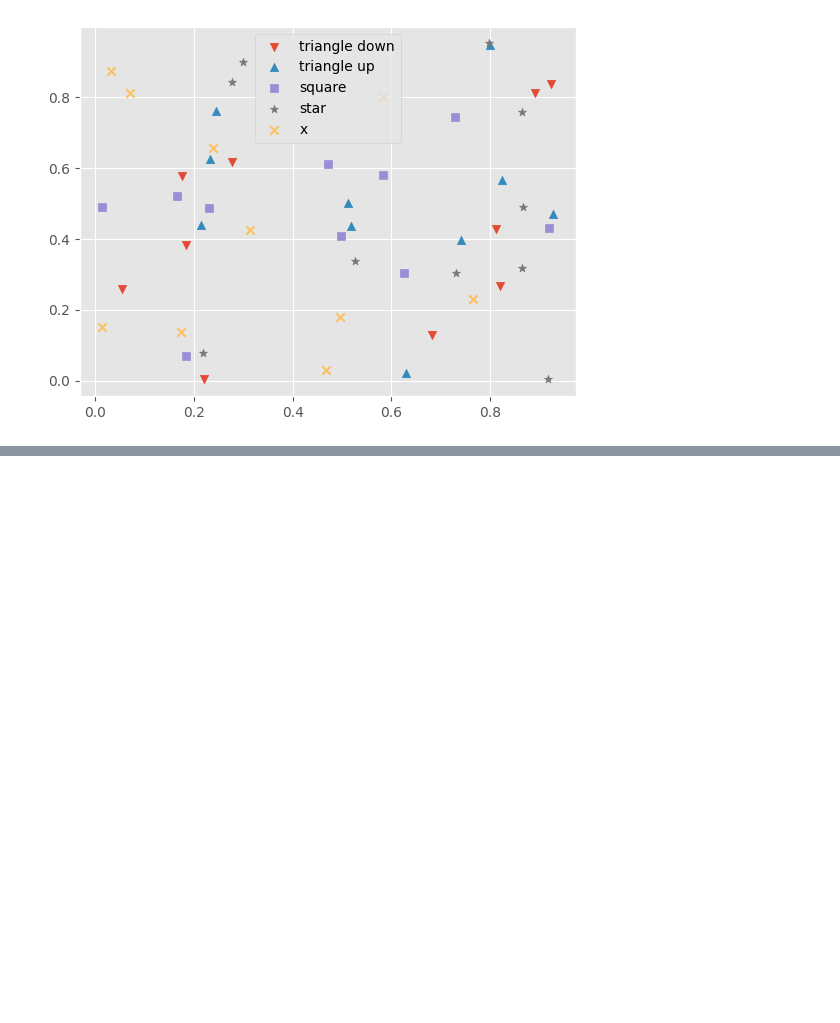
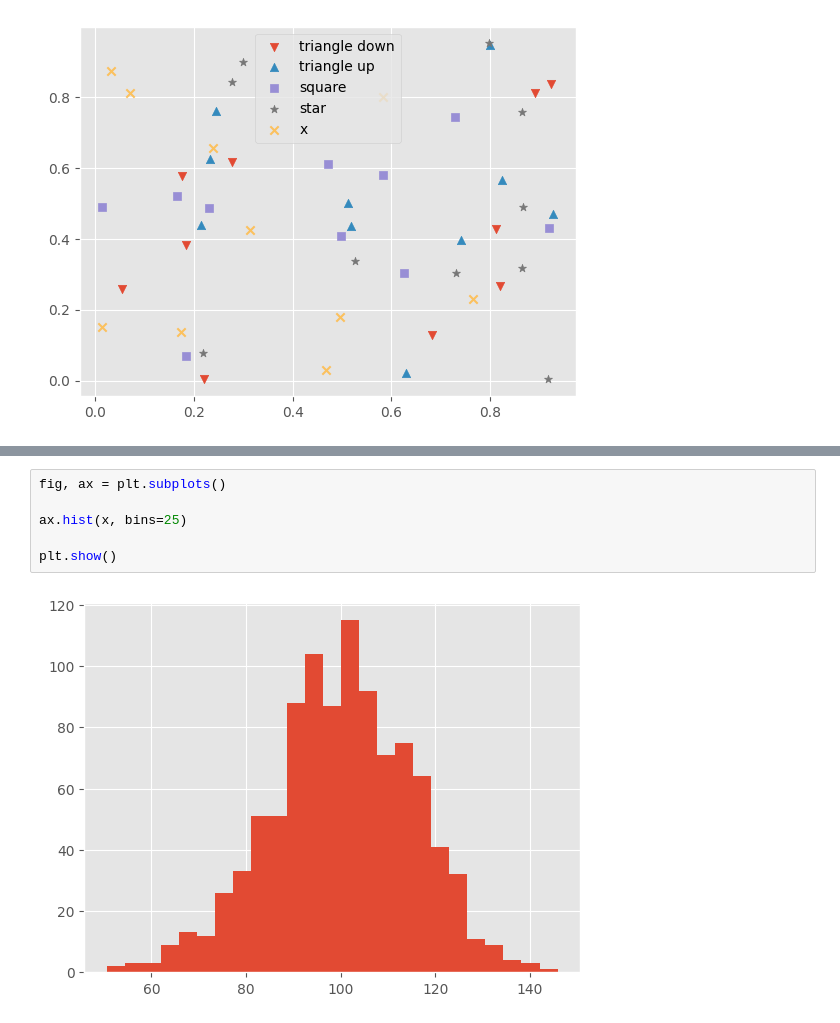
Before and after one commit to esk-00/study, a Jupyter notebook: data_engineer/matplotlib/4.3.3.ipynb, the cells around one changed output, grey strips where cells are left out. Cells and saved outputs as stored; diff of their text form; blank space fills up the shorter version.

```diff
--- a/data_engineer/matplotlib/4.3.3.ipynb
+++ b/data_engineer/matplotlib/4.3.3.ipynb
@@ -138,0 +171,8 @@ plt.show()
+# %%
+fig, ax = plt.subplots()
+
+ax.hist(x, bins=25)
+
+plt.show()
+# %% [output]
+[figure, added]
```
Also changed, not shown: parts of 15 cells of this notebook, 2 other files.
